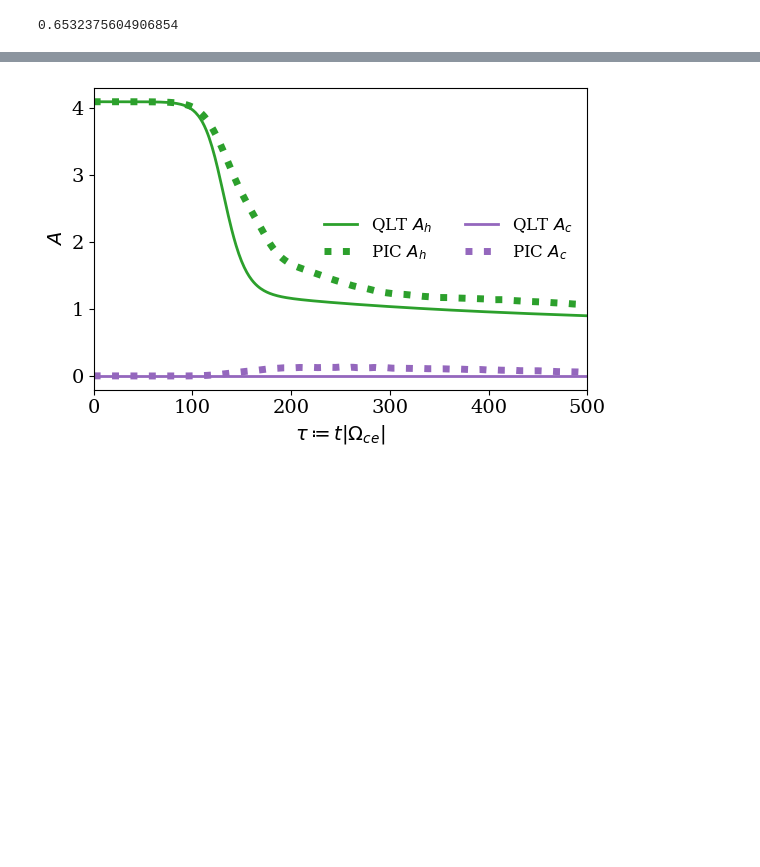
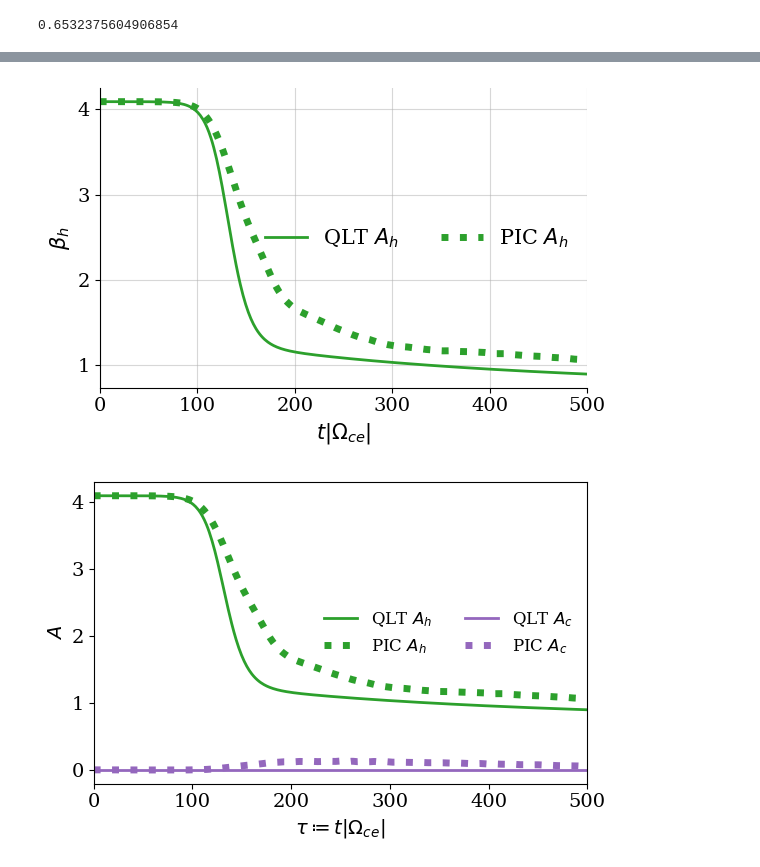
Before and after one commit to opaliss/QLT_whistler, a Jupyter notebook: primary_wave/replicating_Roytershteyn_2021.ipynb, the cells around one changed output, grey strips where cells are left out. Drawn from its saved outputs; the diff is of its cells as text; code cells hidden in the pictures; blank space fills up the shorter version.

Commit message:
add oblique results

```diff
--- a/primary_wave/replicating_Roytershteyn_2021.ipynb
+++ b/primary_wave/replicating_Roytershteyn_2021.ipynb
@@ -410,3 +424,24 @@ plt.savefig("../figs/vadim_2021/vadim_2021_hot_beta_res.png", dpi=300, bbox_inch
+# %%
+fig, ax = plt.subplots(figsize=(6, 4))
+
+ax.plot(result.t, result.y[2]/result.y[3] -1, ls="-", color="tab:green", label=r"QLT $A_{h}$", linewidth=2)
+ax.plot(t_PIC, betaH_perp/betaH_par -1, ls=":", color="tab:green", label=r"PIC $A_{h}$", linewidth=5)
+
+ax.set_xlim(0, t_max)
+
+ax.set_xlabel(r'$t|\Omega_{ce}|$', fontsize=15)
+ax.set_ylabel(r'$\beta_{h}$', fontsize=15)
+
+legend = ax.legend(loc='center right', ncols=2, fancybox=False, shadow=False, fontsize=15)
+legend.get_frame().set_alpha(0)
+
+ax.spines['right'].set_visible(False)
+ax.spines['top'].set_visible(False)
+plt.grid(alpha=0.5)
+plt.tight_layout()
+plt.savefig("../figs/vadim_2021/QLT_vs_PIC_hot_electron_beta_primary.png", dpi=300, bbox_inches='tight')
+# %% [output]
+[figure, added]
 # %%
 fig, ax = plt.subplots(figsize=(6, 4))
 
```
Also changed, not shown: parts of 11 cells of this notebook, 18 other files.
